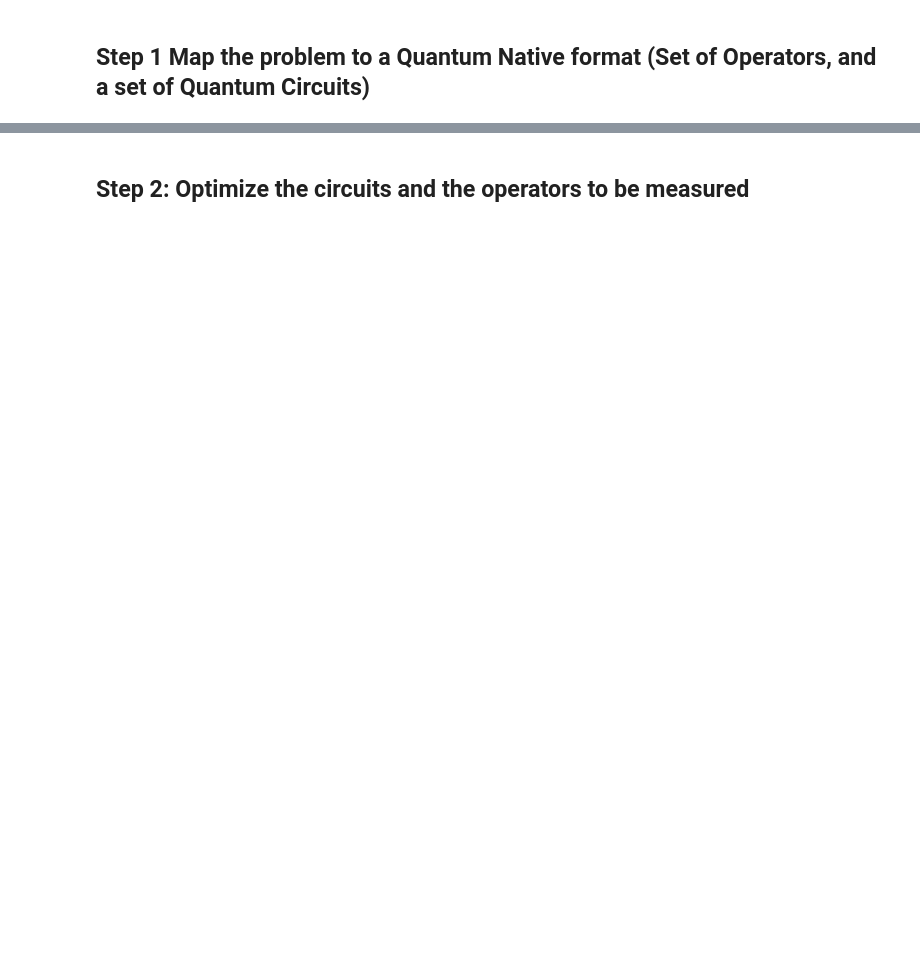
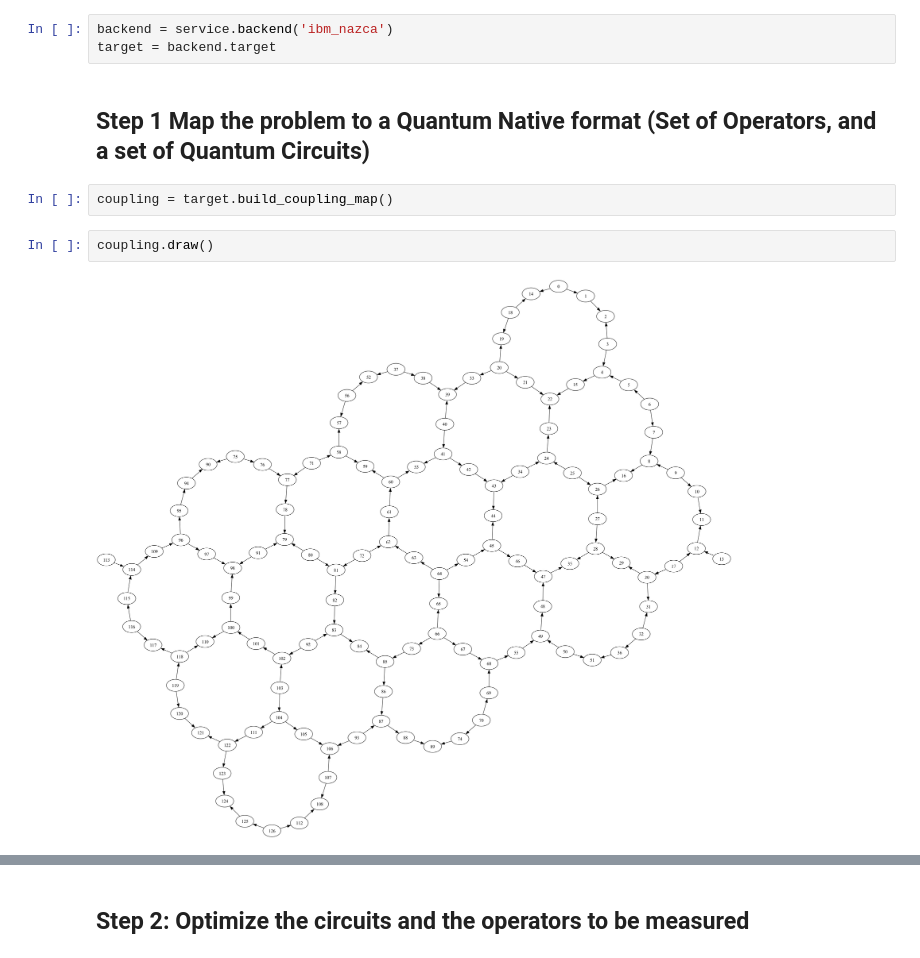
Before and after one commit to nonhermitian/jays-notebooks, a Jupyter notebook: applications/VQE_correctly.ipynb, the cells around one changed output, grey strips where cells are left out. Saved outputs shown, nothing was run; the diff lists cells and outputs as text; blank space fills up the shorter version.

```diff
--- a/applications/VQE_correctly.ipynb
+++ b/applications/VQE_correctly.ipynb
@@ -25,2 +29,11 @@ else:
+# %%
+backend = service.backend('ibm_nazca')
+target = backend.target
 # %% [markdown]
 ## **Step 1** Map the problem to a Quantum Native format (Set of Operators, and a set of Quantum Circuits)
+# %%
+coupling = target.build_coupling_map()
+# %%
+coupling.draw()
+# %% [output]
+[figure, added]
```
Also changed, not shown: parts of 14 cells of this notebook.
